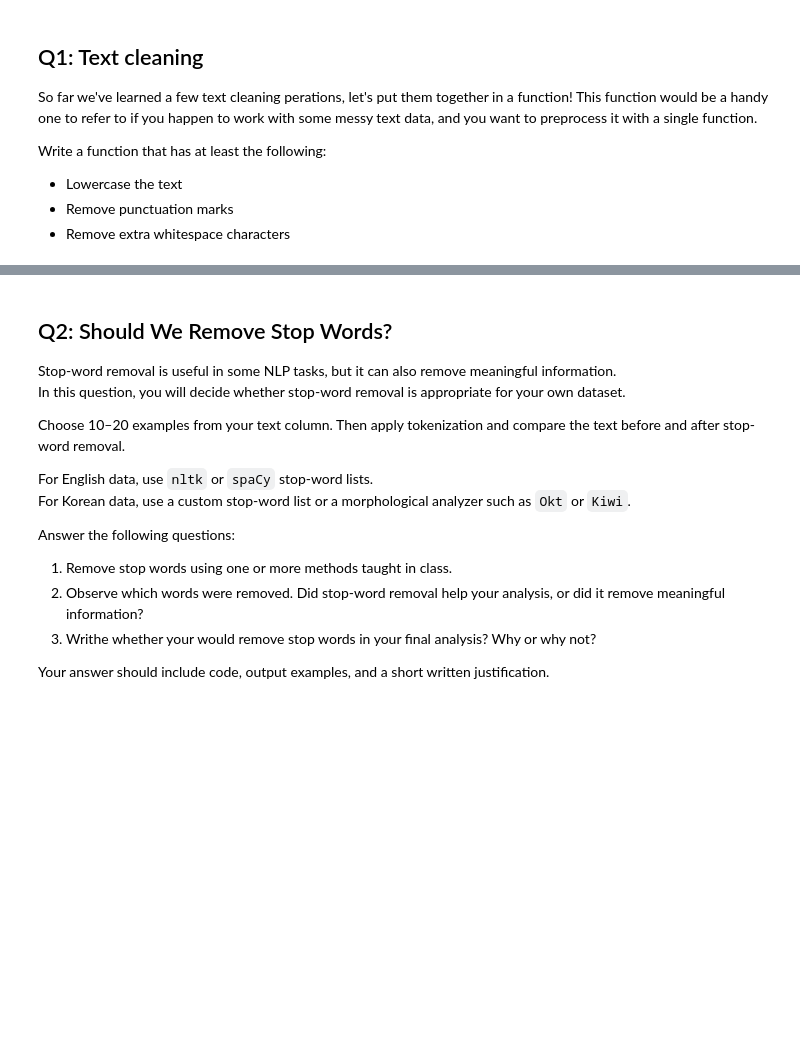
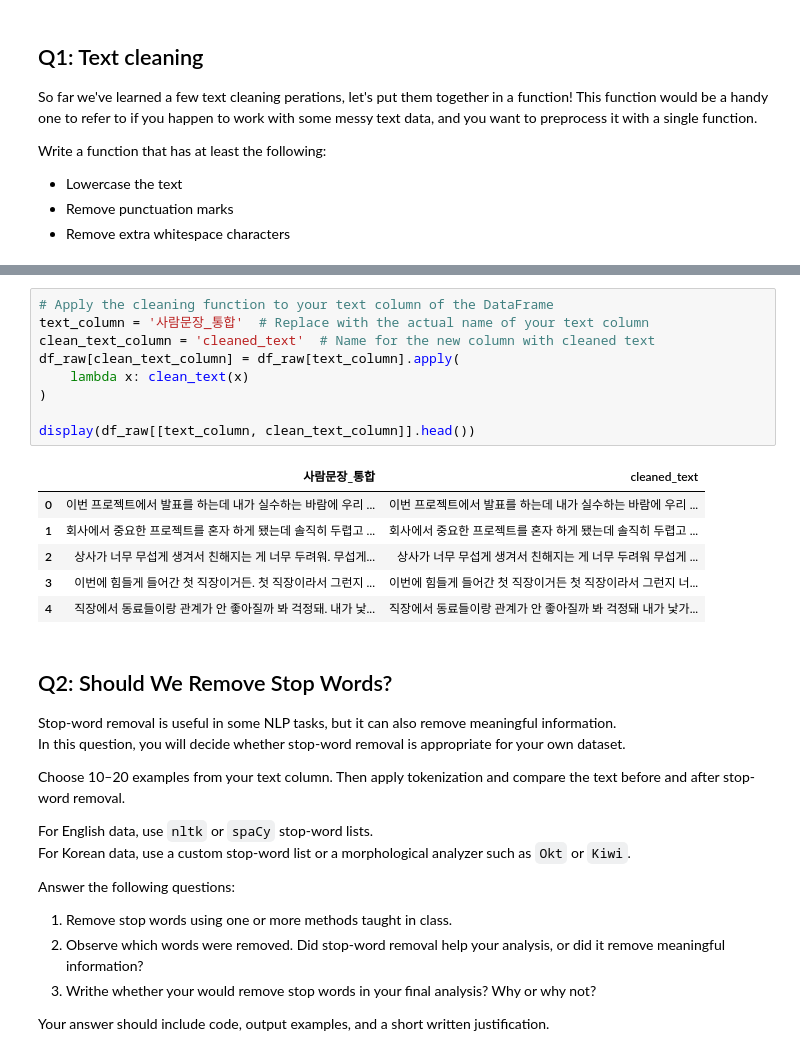
Before and after one commit to 202503660-ai/NLP_for_SocialScience, a Jupyter notebook: asgmt2_text_preprocessing.ipynb, the cells around one changed output, grey strips where cells are left out. Saved outputs shown, nothing was run; the diff lists cells and outputs as text; blank space fills up the shorter version.

```diff
--- a/asgmt2_text_preprocessing.ipynb
+++ b/asgmt2_text_preprocessing.ipynb
@@ -196,3 +197,19 @@ display(df_raw[[text_column, clean_text_column]].head())
+# %%
+# Apply the cleaning function to your text column of the DataFrame
+text_column = '사람문장_통합'  # Replace with the actual name of your text column
+clean_text_column = 'cleaned_text'  # Name for the new column with cleaned text
+df_raw[clean_text_column] = df_raw[text_column].apply(
+    lambda x: clean_text(x)
+)
+
+display(df_raw[[text_column, clean_text_column]].head())
+# %% [output]
+|  | 사람문장_통합 | cleaned_text |
+| 0 | 이번 프로젝트에서 발표를 하는데 내가 실수하는 바람에 우리 ... | 이번 프로젝트에서 발표를 하는데 내가 실수하는 바람에 우리 ... |
+| 1 | 회사에서 중요한 프로젝트를 혼자 하게 됐는데 솔직히 두렵고 ... | 회사에서 중요한 프로젝트를 혼자 하게 됐는데 솔직히 두렵고 ... |
+| 2 | 상사가 너무 무섭게 생겨서 친해지는 게 너무 두려워. 무섭게... | 상사가 너무 무섭게 생겨서 친해지는 게 너무 두려워 무섭게 ... |
+| 3 | 이번에 힘들게 들어간 첫 직장이거든. 첫 직장이라서 그런지 ... | 이번에 힘들게 들어간 첫 직장이거든 첫 직장이라서 그런지 너... |
+| 4 | 직장에서 동료들이랑 관계가 안 좋아질까 봐 걱정돼. 내가 낯... | 직장에서 동료들이랑 관계가 안 좋아질까 봐 걱정돼 내가 낯가... |
 # %% [markdown]
 ## Q2: Should We Remove Stop Words?
 
```
Also changed, not shown: parts of 2 cells of this notebook.
